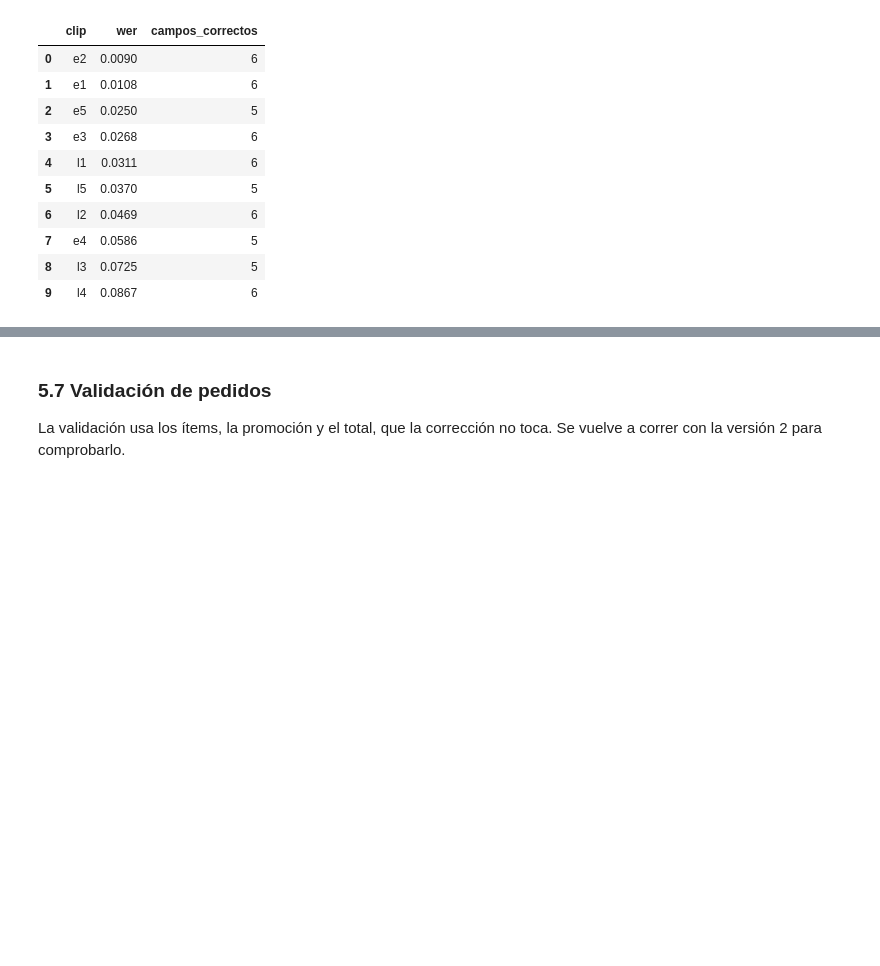
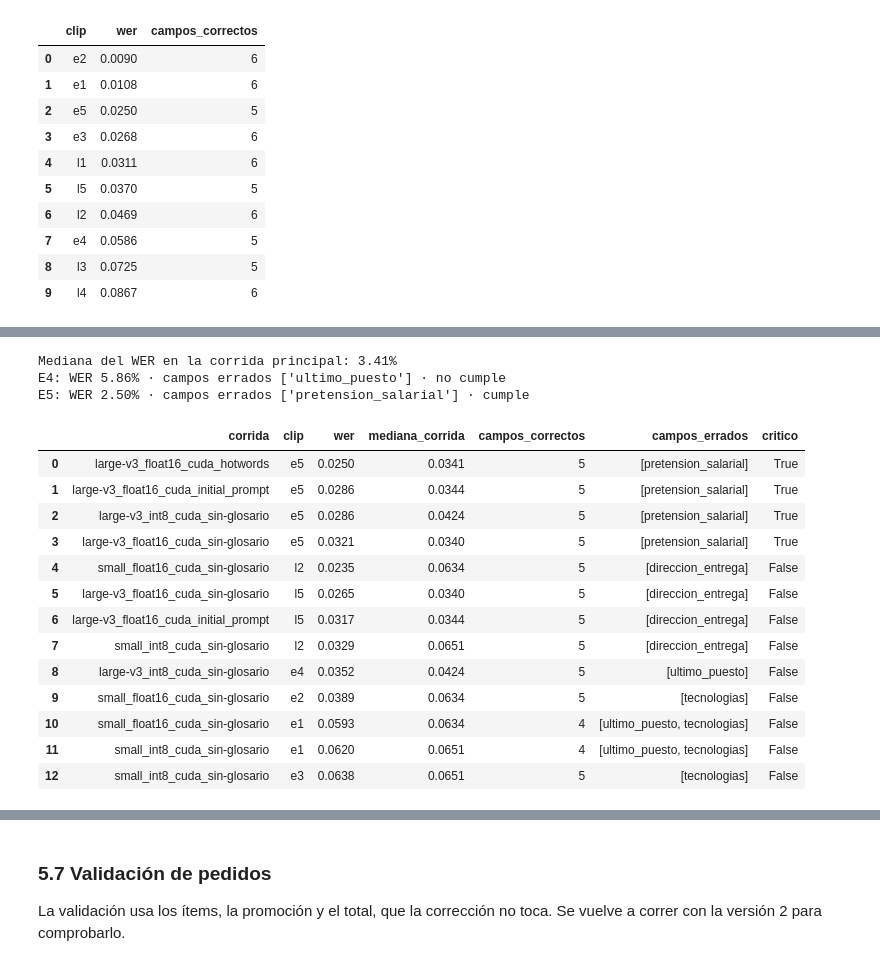
Before and after one commit to mmlis02/HW_05_202602, a Jupyter notebook: notebooks/06_resultados.ipynb, the cells around one changed output, grey strips where cells are left out. Saved outputs shown, nothing was run; the diff lists cells and outputs as text; code cells hidden in the pictures; blank space fills up the shorter version.

```diff
--- a/notebooks/06_resultados.ipynb
+++ b/notebooks/06_resultados.ipynb
@@ -1116,0 +1124,36 @@ Spearman, solo small: -0.63 (22 puntos)
+# %%
+CRITICOS = ["pretension_salarial", "anios_experiencia", "total_dicho"]
+errados_por_clip = registro_v2[~registro_v2["acierta"]].groupby(["corrida", "clip"])["campo"].agg(list).rename("campos_errados")
+criterio = puntos_v2.merge(errados_por_clip.reset_index(), on=["corrida", "clip"], how="left")
+criterio["mediana_corrida"] = criterio.groupby("corrida")["wer"].transform("median")
+criterio["campos_errados"] = criterio["campos_errados"].apply(lambda c: c if isinstance(c, list) else [])
+criterio["critico"] = criterio["campos_errados"].apply(lambda c: any(k in CRITICOS for k in c))
+cumplen = criterio[(criterio["wer"] < criterio["mediana_corrida"]) & (criterio["campos_errados"].str.len() > 0)].sort_values(
+    ["critico", "wer"], ascending=[False, True])
+
+principal_criterio = criterio[criterio["corrida"] == PRINCIPAL].set_index("clip")
+print(f"Mediana del WER en la corrida principal: {principal_criterio['mediana_corrida'].iloc[0]:.2%}")
+for clip in ("e4", "e5"):
+    f = principal_criterio.loc[clip]
+    print(f"{clip.upper()}: WER {f['wer']:.2%} · campos errados {f['campos_errados']} · "
+          f"{'cumple' if f['wer'] < f['mediana_corrida'] and f['campos_errados'] else 'no cumple'}")
+assert list(cumplen.loc[cumplen["corrida"] == PRINCIPAL, "clip"]) == ["e5"], "cambió el caso de la corrida principal"
+cumplen[["corrida", "clip", "wer", "mediana_corrida", "campos_correctos", "campos_errados", "critico"]].round(4).reset_index(drop=True)
+# %% [output]
+Mediana del WER en la corrida principal: 3.41%
+E4: WER 5.86% · campos errados ['ultimo_puesto'] · no cumple
+E5: WER 2.50% · campos errados ['pretension_salarial'] · cumple
+|  | corrida | clip | wer | mediana_corrida | campos_correctos | campos_errados | critico |
+| 0 | large-v3_float16_cuda_hotwords | e5 | 0.0250 | 0.0341 | 5 | [pretension_salarial] | True |
+| 1 | large-v3_float16_cuda_initial_prompt | e5 | 0.0286 | 0.0344 | 5 | [pretension_salarial] | True |
+| 2 | large-v3_int8_cuda_sin-glosario | e5 | 0.0286 | 0.0424 | 5 | [pretension_salarial] | True |
+| 3 | large-v3_float16_cuda_sin-glosario | e5 | 0.0321 | 0.0340 | 5 | [pretension_salarial] | True |
+| 4 | small_float16_cuda_sin-glosario | l2 | 0.0235 | 0.0634 | 5 | [direccion_entrega] | False |
+| 5 | large-v3_float16_cuda_sin-glosario | l5 | 0.0265 | 0.0340 | 5 | [direccion_entrega] | False |
+| 6 | large-v3_float16_cuda_initial_prompt | l5 | 0.0317 | 0.0344 | 5 | [direccion_entrega] | False |
+| 7 | small_int8_cuda_sin-glosario | l2 | 0.0329 | 0.0651 | 5 | [direccion_entrega] | False |
+| 8 | large-v3_int8_cuda_sin-glosario | e4 | 0.0352 | 0.0424 | 5 | [ultimo_puesto] | False |
+| 9 | small_float16_cuda_sin-glosario | e2 | 0.0389 | 0.0634 | 5 | [tecnologias] | False |
+| 10 | small_float16_cuda_sin-glosario | e1 | 0.0593 | 0.0634 | 4 | [ultimo_puesto, tecnologias] | False |
+| 11 | small_int8_cuda_sin-glosario | e1 | 0.0620 | 0.0651 | 4 | [ultimo_puesto, tecnologias] | False |
+| 12 | small_int8_cuda_sin-glosario | e3 | 0.0638 | 0.0651 | 5 | [tecnologias] | False |
```
Also changed, not shown: parts of 5 cells of this notebook, 2 other files.
